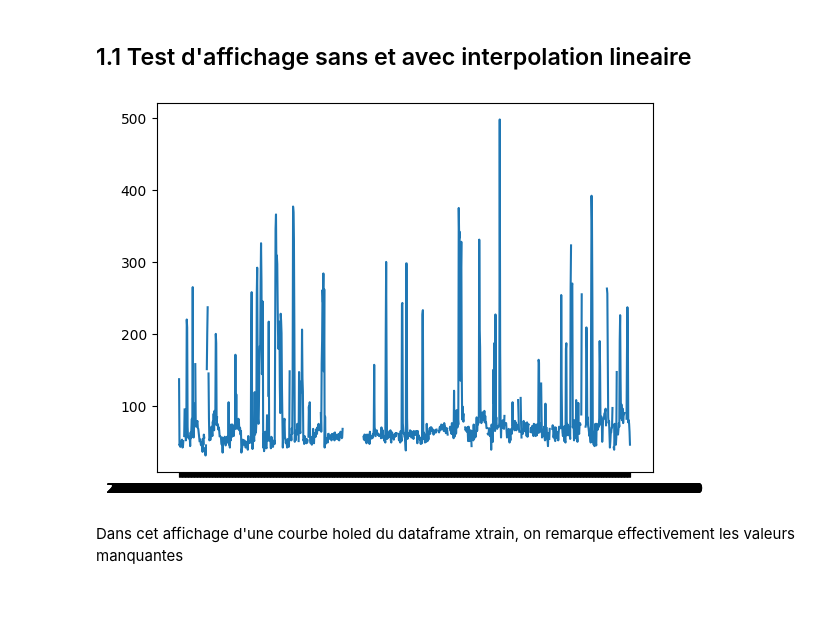
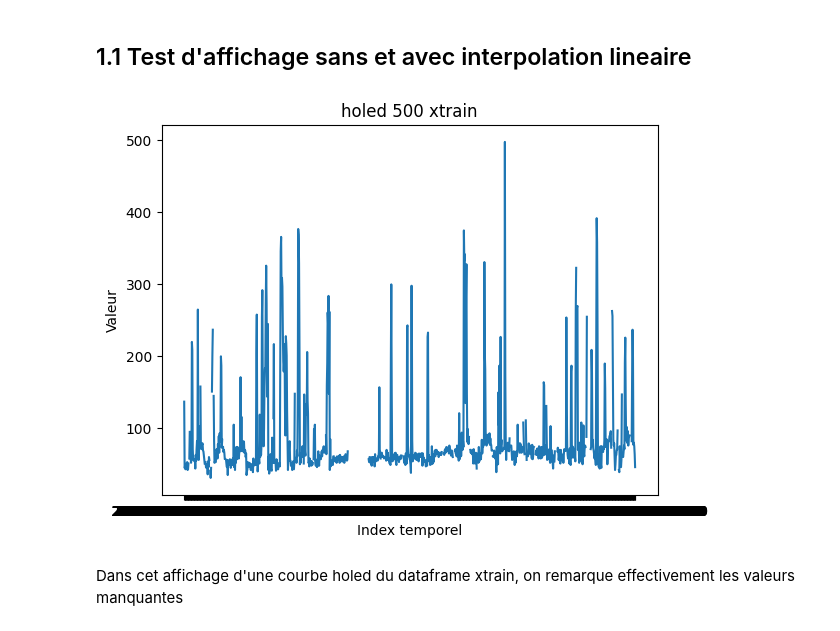
Before and after one commit to BMLauriana/ProjetIA, a Jupyter notebook: ProjetIA.ipynb, the cells around one changed output. Saved outputs shown, nothing was run; the diff lists cells and outputs as text; code cells hidden in the pictures; blank space fills up the shorter version.

```diff
--- a/ProjetIA.ipynb
+++ b/ProjetIA.ipynb
@@ -91,6 +90,42 @@ plt.title('xtrain 2')
 plt.xlabel('Index temporel')
 plt.ylabel('Valeur')
 plt.show()
+
+Xaxis = df_ytrain['Horodate']
+Yaxis_display = df_ytrain['holed_1']
+
+plt.plot(Xaxis, Yaxis_display)
+plt.title('ytrain 1')
+plt.xlabel('Index temporel')
+plt.ylabel('Valeur')
+plt.show()
+
+Xaxis = df_ytrain['Horodate']
+Yaxis_display = df_ytrain['holed_3']
+
+plt.plot(Xaxis, Yaxis_display)
+plt.title('ytrain 2')
+plt.xlabel('Index temporel')
+plt.ylabel('Valeur')
+plt.show()
+
+Xaxis = df_output['Horodate']
+Yaxis_display = df_output['holed_1']
+
+plt.plot(Xaxis, Yaxis_display)
+plt.title('output 1')
+plt.xlabel('Index temporel')
+plt.ylabel('Valeur')
+plt.show()
+
+Xaxis = df_output['Horodate']
+Yaxis_display = df_output['holed_2']
+
+plt.plot(Xaxis, Yaxis_display)
+plt.title('output 2')
+plt.xlabel('Index temporel')
+plt.ylabel('Valeur')
+plt.show()
 # %% [output]
 [figure]
 [figure]
@@ -103,10 +142,13 @@ plt.show()
 # %%
 Yaxis_holed500 = df_xtrain['holed_500']
 
 plt.plot(Xaxis, Yaxis_holed500)
+plt.title('holed 500 xtrain')
+plt.xlabel('Index temporel')
+plt.ylabel('Valeur')
 plt.show()
 # %% [output]
-[figure, old version]
+[figure, new version]
 # %% [markdown]
 Dans cet affichage d'une courbe holed du dataframe xtrain, on remarque effectivement les valeurs manquantes
 # %% [markdown]
```
Also changed, not shown: parts of 3 cells of this notebook.
